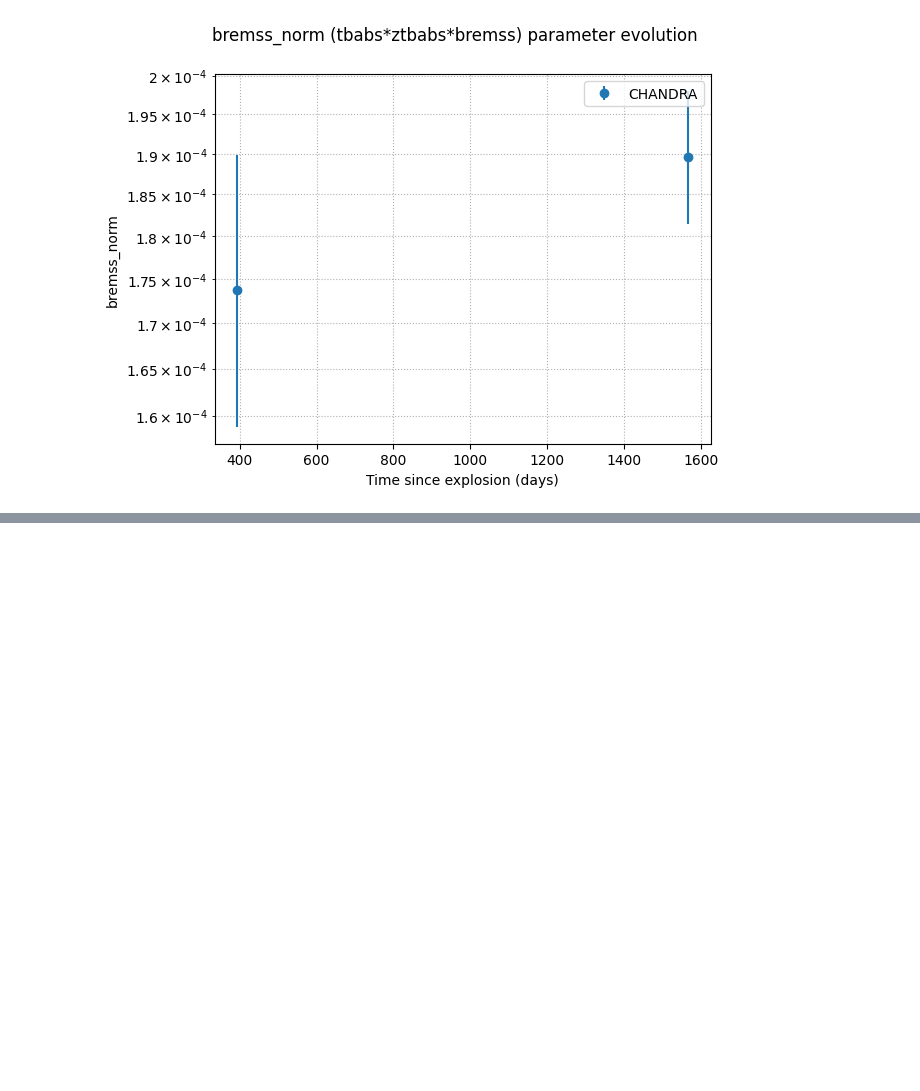
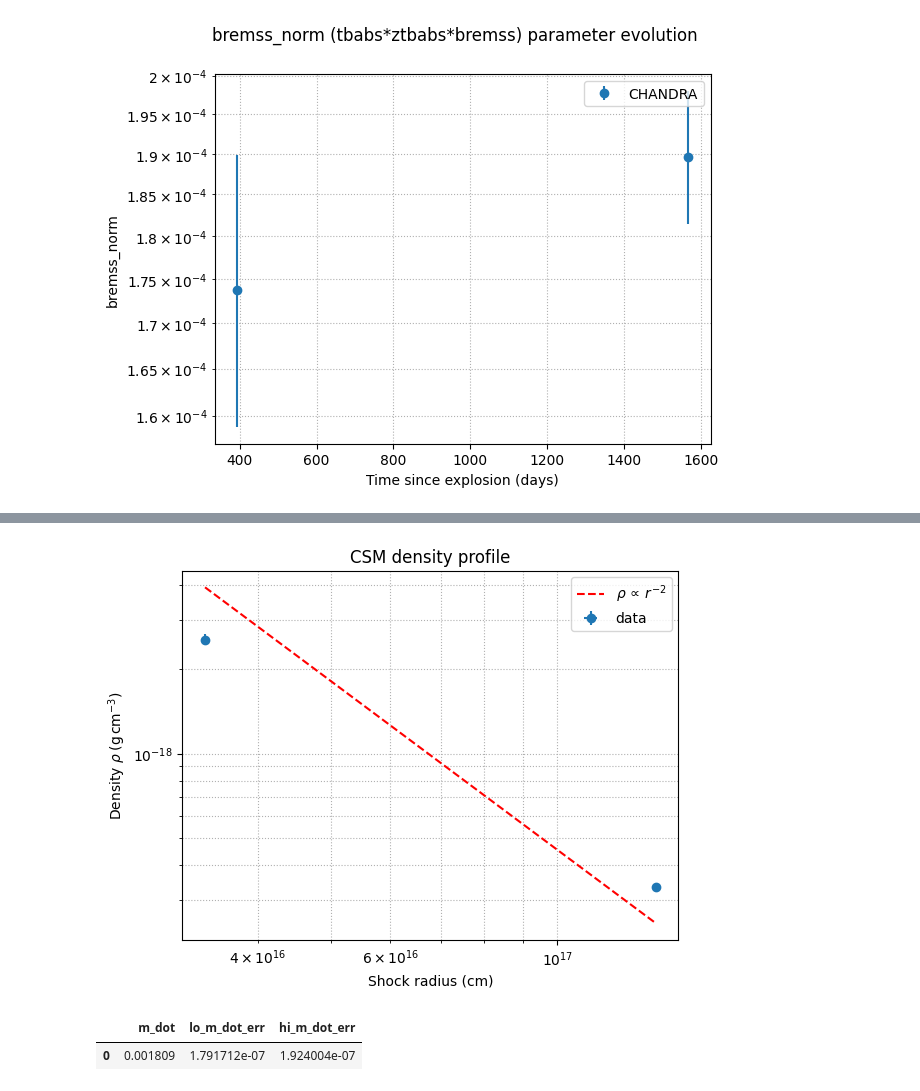
Before and after one commit to fercananything/XSNAP, a Jupyter notebook: notebook/Tutorial.ipynb, the cells around one changed output, grey strips where cells are left out. Cells and saved outputs as stored; diff of their text form; code cells hidden in the pictures; blank space fills up the shorter version.

```diff
--- a/notebook/SpectrumTutorial.ipynb
+++ b/notebook/Tutorial.ipynb
@@ -209,0 +238,10 @@ fig_params = manager.plot_params()
+# %%
+fig_density = analyzer.plot_density()
+# %% [output]
+[figure, added]
+# %%
+df_mass_loss = analyzer.get_mdot()
+df_mass_loss # in Msolar/yr
+# %% [output]
+|  | m_dot | lo_m_dot_err | hi_m_dot_err |
+| 0 | 0.001809 | 1.791712e-07 | 1.924004e-07 |
```
Also changed, not shown: parts of 4 cells of this notebook.
